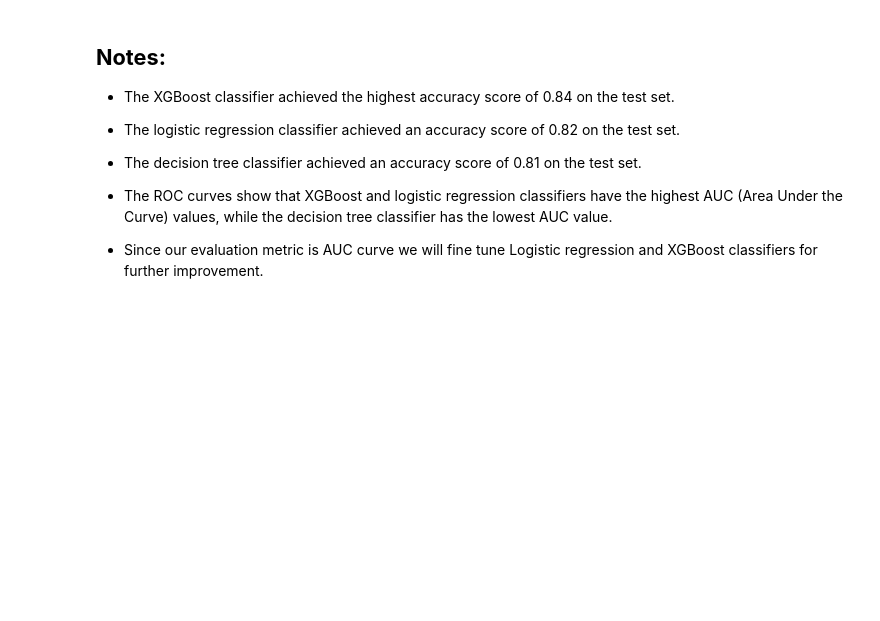
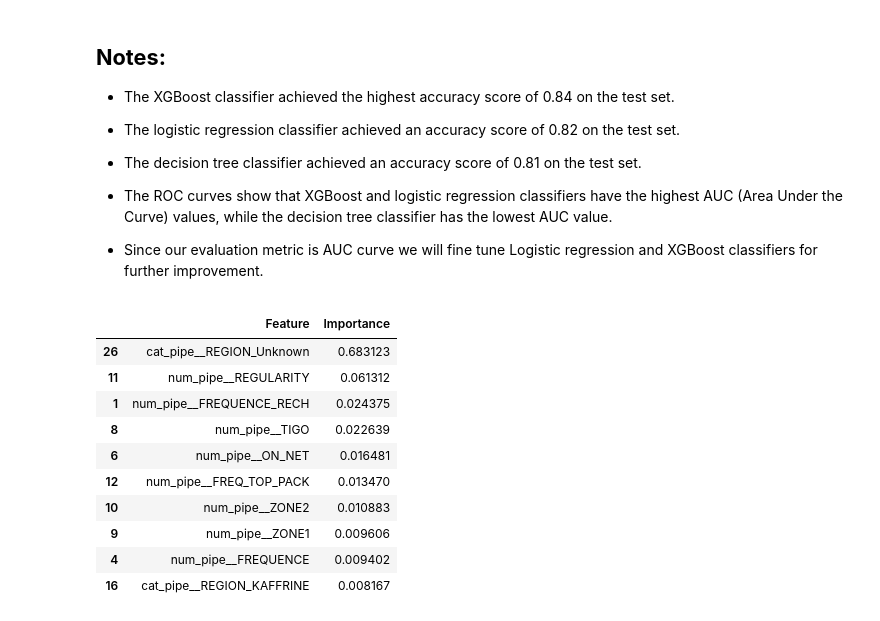
Before and after one commit to murithidenisgitobu/Customer-Churn-Prediction-Challenge-For-Azubian, a Jupyter notebook: Notebook/Notebook.ipynb, the cells around one changed output. Cells and saved outputs as stored; diff of their text form; code cells hidden in the pictures; blank space fills up the shorter version.

```diff
--- a/Notebook/Notebook.ipynb
+++ b/Notebook/Notebook.ipynb
@@ -1169,3 +1173,36 @@ plt.show()
 - The ROC curves show that XGBoost and logistic regression classifiers have the highest AUC (Area Under the Curve) values, while the decision tree classifier has the lowest AUC value.
 
 - Since our evaluation metric is AUC curve we will fine tune Logistic regression and XGBoost classifiers for further improvement.
+# %%
+# Get the names of the features after preprocessing
+preprocessor = xgb_pipeline.named_steps['preprocessor']
+X_train_transformed = preprocessor.transform(X_train)  # Apply the preprocessing
+feature_names = preprocessor.get_feature_names_out()  # Get the transformed feature names
+
+# Get the feature importances from the XGBoost model
+xgb_feature_importances = xgb_pipeline.named_steps['xgb'].feature_importances_
+
+# Create a DataFrame with the feature names and their importances
+feature_importances_df = pd.DataFrame({
+    'Feature': feature_names,
+    'Importance': xgb_feature_importances
+})
+
+# Sort by importance for better readability
+feature_importances_df = feature_importances_df.sort_values(by='Importance', ascending=False)
+
+# Display the DataFrame
+
+feature_importances_df.head(10)
+# %% [output]
+|  | Feature | Importance |
+| 26 | cat_pipe__REGION_Unknown | 0.683123 |
+| 11 | num_pipe__REGULARITY | 0.061312 |
+| 1 | num_pipe__FREQUENCE_RECH | 0.024375 |
+| 8 | num_pipe__TIGO | 0.022639 |
+| 6 | num_pipe__ON_NET | 0.016481 |
+| 12 | num_pipe__FREQ_TOP_PACK | 0.013470 |
+| 10 | num_pipe__ZONE2 | 0.010883 |
+| 9 | num_pipe__ZONE1 | 0.009606 |
+| 4 | num_pipe__FREQUENCE | 0.009402 |
+| 16 | cat_pipe__REGION_KAFFRINE | 0.008167 |
```
Also changed, not shown: parts of 8 cells of this notebook, 2 other files.
